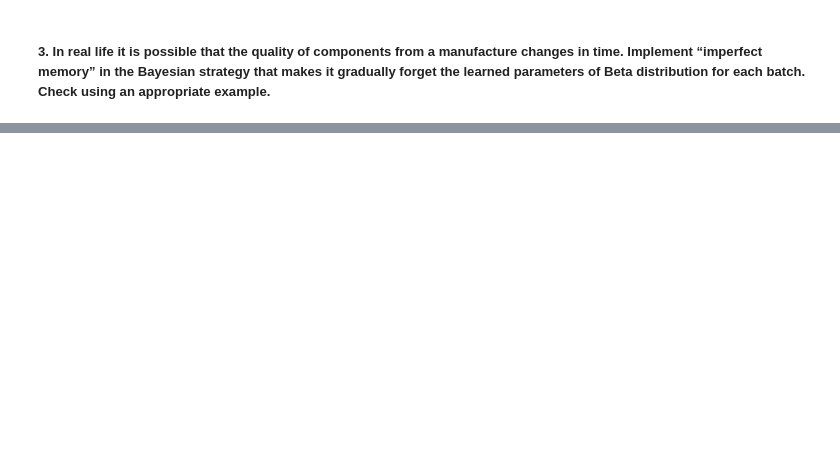
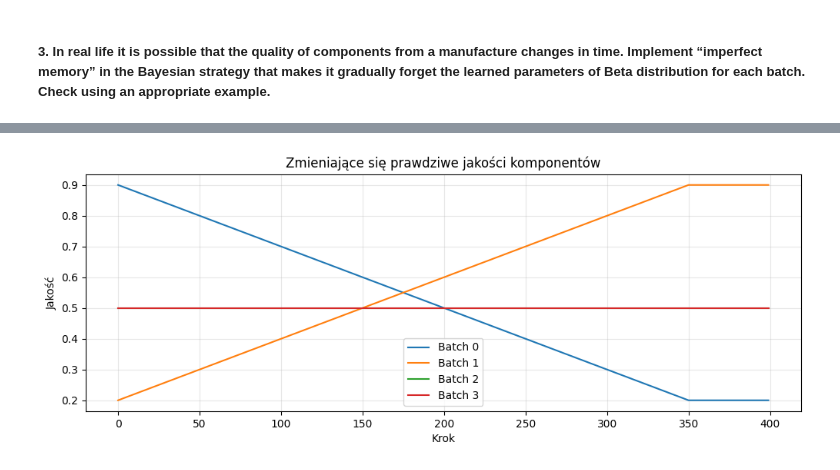
Before and after one commit to Lecrut/ai-ml_studies, a Jupyter notebook: metody_probabilistycznej_analizy_danych/lab_11.ipynb, the cells around one changed output, grey strips where cells are left out. Cells and saved outputs as stored; diff of their text form; code cells hidden in the pictures; blank space fills up the shorter version.

```diff
--- a/metody_probabilistycznej_analizy_danych/lab_11.ipynb
+++ b/metody_probabilistycznej_analizy_danych/lab_11.ipynb
@@ -90,0 +286,66 @@ plt.show()
+# %%
+import numpy as np
+import matplotlib.pyplot as plt
+
+def ts_imperfect_memory(factory, steps, lam=0.02):
+    N = len(factory.batches)
+
+    for b in factory.batches:
+        b.alpha = 1
+        b.beta = 1
+
+    chosen = []
+    true_q_history = []
+
+    for _ in range(steps):
+        samples = [b.sample_distribution() for b in factory.batches]
+        choice = np.argmax(samples)
+
+        _ = factory.batches[choice].get_element()
+        chosen.append(choice)
+
+        for b in factory.batches:
+            b.alpha = (1 - lam) * b.alpha
+            b.beta  = (1 - lam) * b.beta
+
+        true_q_history.append([b.quality for b in factory.batches])
+
+    return np.array(chosen), np.array(true_q_history)
+
+
+def update_true_qualities(factory, t):
+    factory.batches[0].quality = max(0.9 - 0.002 * t, 0.2)
+    factory.batches[1].quality = min(0.2 + 0.002 * t, 0.9)
+
+
+qualities = [0.9, 0.2, 0.5, 0.5]
+STEPS = 400
+LAM = 0.03
+
+factory = Factory()
+factory.set_batches(qualities)
+
+chosen = []
+true_q = []
+
+for t in range(STEPS):
+    update_true_qualities(factory, t)
+    c, q = ts_imperfect_memory(factory, 1, lam=LAM)
+    chosen.extend(c)
+    true_q.extend(q)
+
+chosen = np.array(chosen)
+true_q = np.array(true_q)
+
+plt.figure(figsize=(12, 4))
+for i in range(4):
+    plt.plot(true_q[:, i], label=f"Batch {i}")
+
+plt.legend()
+plt.title("Zmieniające się prawdziwe jakości komponentów")
+plt.xlabel("Krok")
+plt.ylabel("Jakość")
+plt.grid(alpha=0.3)
+plt.show()
+# %% [output]
+[figure, added]
```
Also changed, not shown: parts of 5 cells of this notebook.
